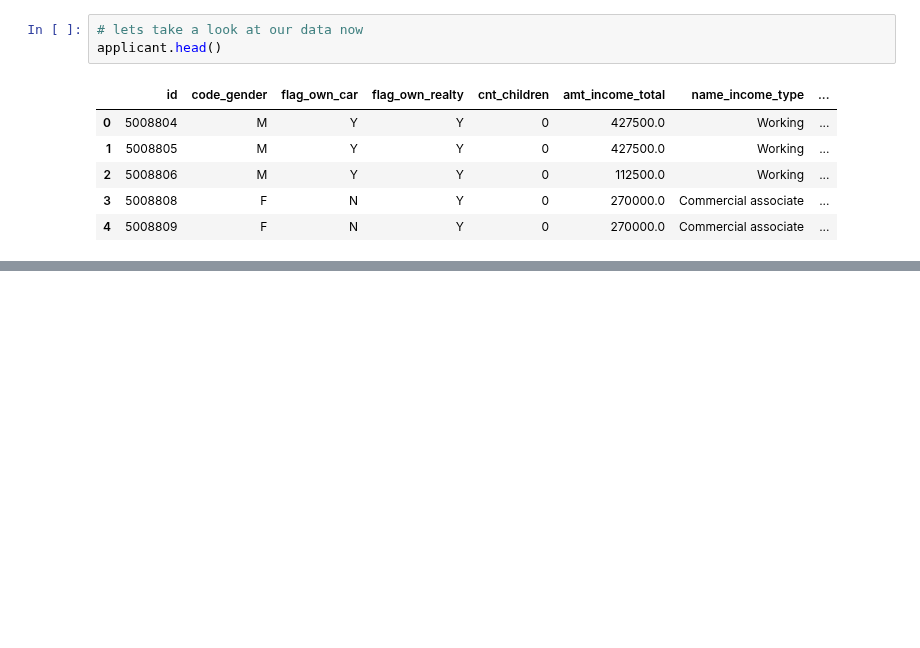
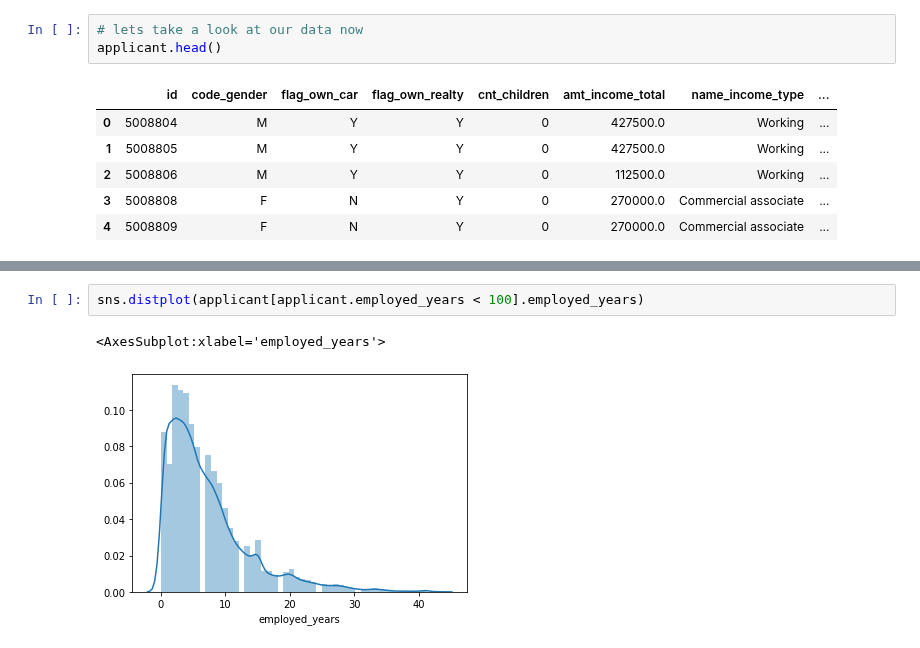
Before and after one commit to credit-risk-management-predictor/credit-risk-management-predictor, a Jupyter notebook: bibek-acquire-wrangle.ipynb, the cells around one changed output, grey strips where cells are left out. Saved outputs shown, nothing was run; the diff lists cells and outputs as text; blank space fills up the shorter version.

```diff
--- a/bibek-acquire-wrangle.ipynb
+++ b/bibek-acquire-wrangle.ipynb
@@ -284,0 +309,5 @@ applicant.head()
+# %%
+sns.distplot(applicant[applicant.employed_years < 100].employed_years)
+# %% [output]
+<AxesSubplot:xlabel='employed_years'>
+[figure, added]
```
Also changed, not shown: parts of 23 cells of this notebook.
